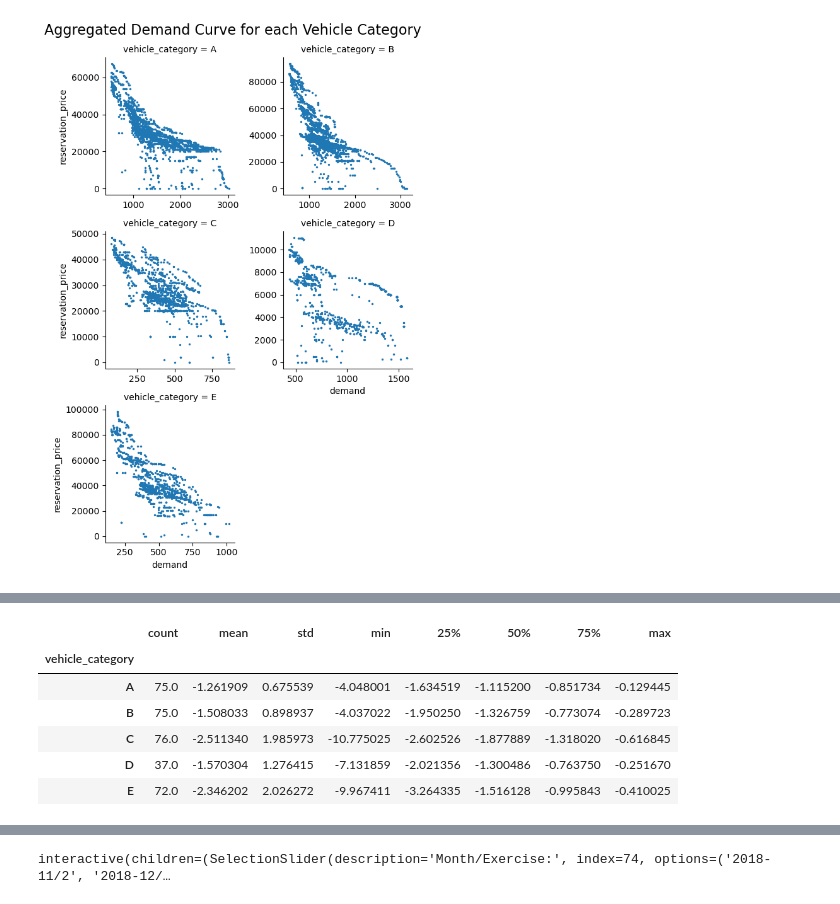
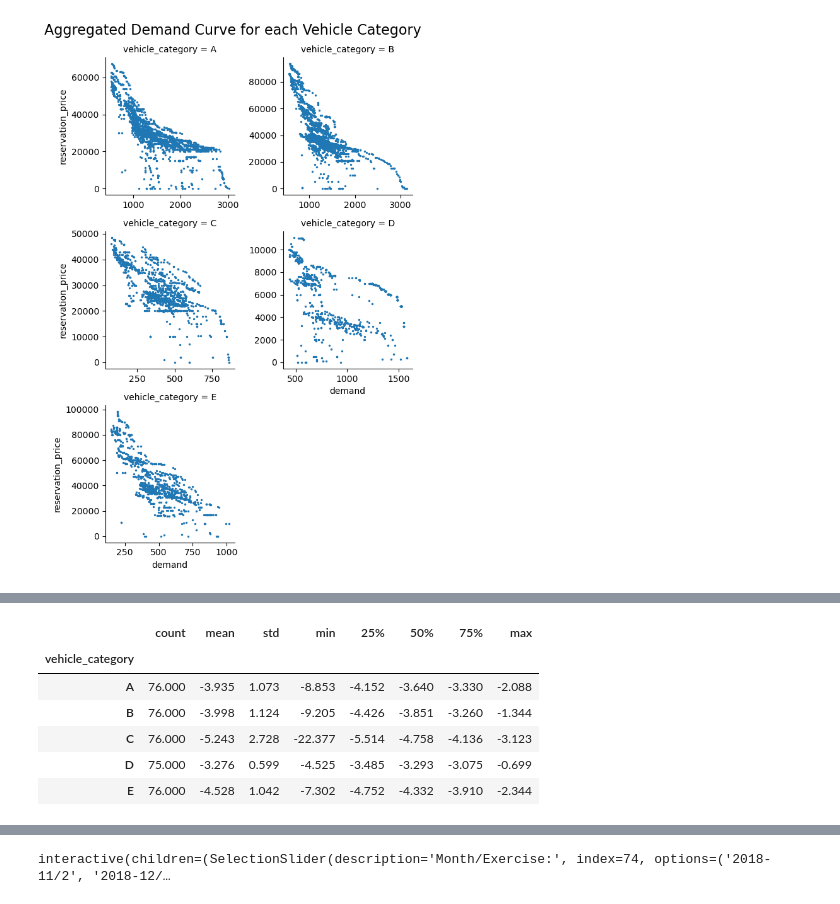
Before and after one commit to yongjun21/coe-bidding, a Jupyter notebook: notebooks/analysis.ipynb, the cells around one changed output, grey strips where cells are left out. Drawn from its saved outputs; the diff is of its cells as text; code cells hidden in the pictures.

```diff
--- a/notebooks/analysis.ipynb
+++ b/notebooks/analysis.ipynb
@@ -128,3 +205,5 @@ time_percent_bids_in.groupby('vehicle_category')[['time_25_bids_in', 'time_50_bi
+# %%
+bidding_results_i = bidding_results_i.join(time_percent_bids_in).join(time_percent_final_price)
 # %%
 filtered = merged_realtime_status[merged_realtime_status['reservation_price'] > 0]
 g = sns.FacetGrid(filtered, col='vehicle_category', col_wrap=2, sharex=False, sharey=False)
@@ -135,0 +221,5 @@ g.tight_layout();
+# %%
+filtered = merged_realtime_status[merged_realtime_status['current_bids'] >= 1.2 * merged_realtime_status['quota']]
+opening_price = filtered.groupby(['month', 'exercise', 'vehicle_category'])['current_price'].min().rename('opening_price').to_frame()
+bidding_results_i = bidding_results_i.join(opening_price)
+bidding_results_i['open_close_gap'] = 1 - bidding_results_i['opening_price'] / bidding_results_i['quota_premium']
@@ -136,29 +231,33 @@ g.tight_layout();
 # %%
-def fit_exponential(group):
+def fit_curve(group):
     y = group['reservation_price']
     x = group['demand']
 
-    coefficients = np.polyfit(x, np.log(y), 1)
+    coefficients = np.polyfit(x * x, y * y, 1)
     return pd.Series(coefficients, index=['a', 'b'])
 
-filtered = merged_realtime_status[merged_realtime_status['percent_final_price'] >= 0.4]
+filtered = merged_realtime_status.groupby('vehicle_category').apply(
+    lambda group: group[group['percent_final_price'] >= group['percent_final_price'].quantile(0.05)]
+).reset_index(drop=True)
 filtered = filtered.drop_duplicates(subset=['month', 'exercise', 'vehicle_category', 'reservation_price', 'demand'])
 filtered = filtered.groupby(['month', 'exercise', 'vehicle_category']).filter(lambda x: len(x) >= 5)
-fitted_coefficients = filtered.groupby(['month', 'exercise', 'vehicle_category']).apply(fit_exponential, include_groups=False)
+fitted_coefficients = filtered.groupby(['month', 'exercise', 'vehicle_category']).apply(fit_curve, include_groups=False)
 # %%
-bidding_results_i = bidding_results.set_index(['month', 'exercise', 'vehicle_category'])
-bidding_results_i['y_hat_0'] = np.exp(fitted_coefficients['b'] + fitted_coefficients['a'] * bidding_results_i['quota'])
-bidding_results_i['y_hat_1'] = np.exp(fitted_coefficients['b'] + fitted_coefficients['a'] * bidding_results_i['bids_received'])
-bidding_results_i['elasticity'] = 1 / fitted_coefficients['a'] / bidding_results_i['quota']
+bidding_results_i['y_hat_0'] = np.sqrt(fitted_coefficients['a'] * bidding_results_i['quota'] ** 2 + fitted_coefficients['b'])
+bidding_results_i['y_hat_1'] = np.sqrt(fitted_coefficients['a'] * bidding_results_i['bids_received'] ** 2 + fitted_coefficients['b'])
+bidding_results_i['elasticity'] = bidding_results_i['y_hat_0'] ** 2 / bidding_results_i['quota'] ** 2 / fitted_coefficients['a']
+bidding_results_i['max_p'] = np.sqrt(fitted_coefficients['b'])
+bidding_results_i['max_q'] = np.sqrt(-fitted_coefficients['b'] / fitted_coefficients['a'])
 bidding_results = bidding_results_i.reset_index()
 # %%
-bidding_results.groupby('vehicle_category')['elasticity'].describe()
+bidding_results_grouped_by_cat = bidding_results_i.groupby(level='vehicle_category')
+bidding_results_grouped_by_cat['elasticity'].describe()
 # %% [output]
 |  | count | mean | std | min | 25% | 50% | 75% | max |
 | vehicle_category |  |  |  |  |  |  |  |  |
-| A | 75.0 | -1.261909 | 0.675539 | -4.048001 | -1.634519 | -1.115200 | -0.851734 | -0.129445 |
-| B | 75.0 | -1.508033 | 0.898937 | -4.037022 | -1.950250 | -1.326759 | -0.773074 | -0.289723 |
-| C | 76.0 | -2.511340 | 1.985973 | -10.775025 | -2.602526 | -1.877889 | -1.318020 | -0.616845 |
-| D | 37.0 | -1.570304 | 1.276415 | -7.131859 | -2.021356 | -1.300486 | -0.763750 | -0.251670 |
-| E | 72.0 | -2.346202 | 2.026272 | -9.967411 | -3.264335 | -1.516128 | -0.995843 | -0.410025 |
+| A | 76.000 | -3.935 | 1.073 | -8.853 | -4.152 | -3.640 | -3.330 | -2.088 |
+| B | 76.000 | -3.998 | 1.124 | -9.205 | -4.426 | -3.851 | -3.260 | -1.344 |
+| C | 76.000 | -5.243 | 2.728 | -22.377 | -5.514 | -4.758 | -4.136 | -3.123 |
+| D | 75.000 | -3.276 | 0.599 | -4.525 | -3.485 | -3.293 | -3.075 | -0.699 |
+| E | 76.000 | -4.528 | 1.042 | -7.302 | -4.752 | -4.332 | -3.910 | -2.344 |
 # %%
```
Also changed, not shown: parts of 25 cells of this notebook.
